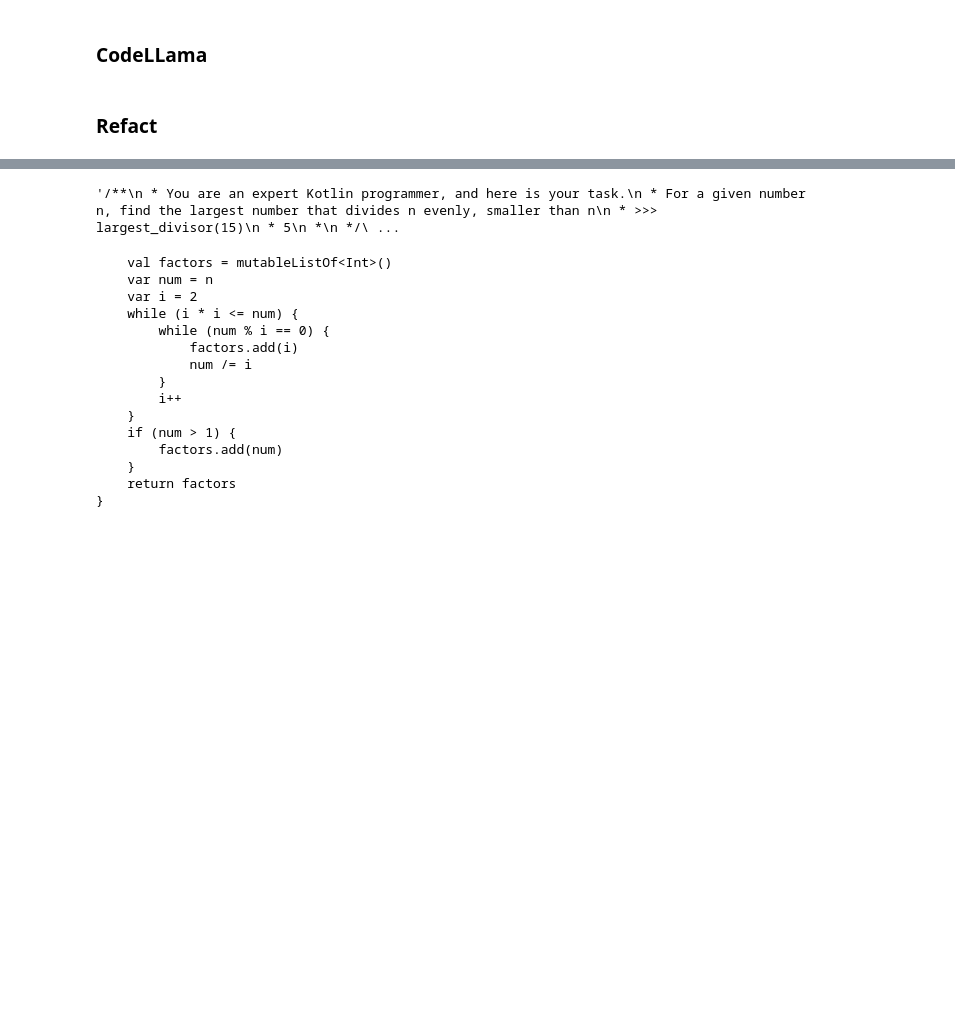
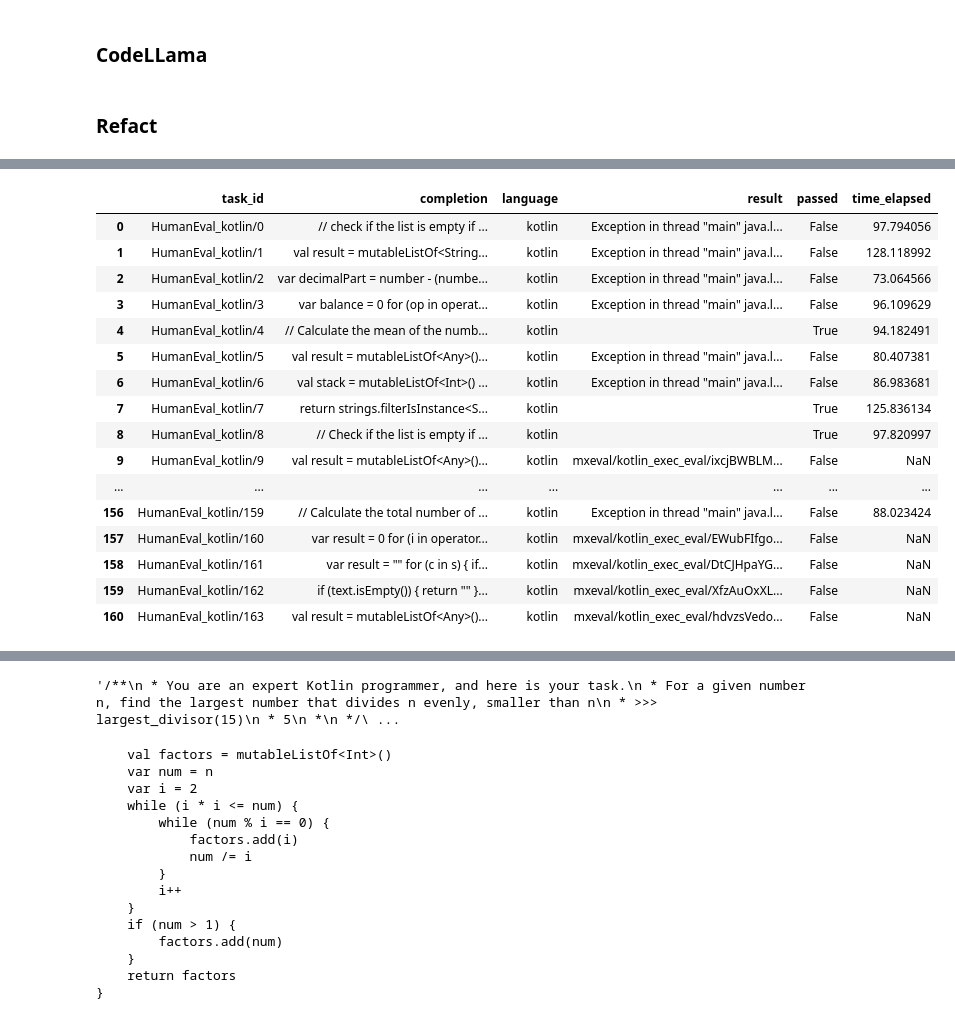
Before and after one commit to mishaevtikhiev/mxeval, a Jupyter notebook: model-runner.ipynb, the cells around one changed output, grey strips where cells are left out. Drawn from its saved outputs; the diff is of its cells as text; code cells hidden in the pictures; blank space fills up the shorter version.

Commit message:
CausalLM wrapper works, filtering improved

```diff
--- a/model-runner.ipynb
+++ b/model-runner.ipynb
@@ -62,3 +163,27 @@ Writing results to output_multi-humaneval_Refact-1_6B-fim.jsonl_results.jsonl...
+# %%
+with open('output_multi-humaneval_Refact-1_6B-fim.jsonl_results.jsonl') as f:
+    lines = f.read().splitlines()
+    line_dicts = [json.loads(line) for line in lines]
+df = pd.DataFrame(line_dicts)
+pretty_print(df)
+# %% [output]
+|  | task_id | completion | language | result | passed | time_elapsed |
+| 0 | HumanEval_kotlin/0 | // check if the list is empty if ... | kotlin | Exception in thread "main" java.l... | False | 97.794056 |
+| 1 | HumanEval_kotlin/1 | val result = mutableListOf<String... | kotlin | Exception in thread "main" java.l... | False | 128.118992 |
+| 2 | HumanEval_kotlin/2 | var decimalPart = number - (numbe... | kotlin | Exception in thread "main" java.l... | False | 73.064566 |
+| 3 | HumanEval_kotlin/3 | var balance = 0 for (op in operat... | kotlin | Exception in thread "main" java.l... | False | 96.109629 |
+| 4 | HumanEval_kotlin/4 | // Calculate the mean of the numb... | kotlin |  | True | 94.182491 |
+| 5 | HumanEval_kotlin/5 | val result = mutableListOf<Any>()... | kotlin | Exception in thread "main" java.l... | False | 80.407381 |
+| 6 | HumanEval_kotlin/6 | val stack = mutableListOf<Int>() ... | kotlin | Exception in thread "main" java.l... | False | 86.983681 |
+| 7 | HumanEval_kotlin/7 | return strings.filterIsInstance<S... | kotlin |  | True | 125.836134 |
+| 8 | HumanEval_kotlin/8 | // Check if the list is empty if ... | kotlin |  | True | 97.820997 |
+| 9 | HumanEval_kotlin/9 | val result = mutableListOf<Any>()... | kotlin | mxeval/kotlin_exec_eval/ixcjBWBLM... | False | NaN |
+| ... | ... | ... | ... | ... | ... | ... |
+| 156 | HumanEval_kotlin/159 | // Calculate the total number of ... | kotlin | Exception in thread "main" java.l... | False | 88.023424 |
+| 157 | HumanEval_kotlin/160 | var result = 0 for (i in operator... | kotlin | mxeval/kotlin_exec_eval/EWubFIfgo... | False | NaN |
+| 158 | HumanEval_kotlin/161 | var result = "" for (c in s) { if... | kotlin | mxeval/kotlin_exec_eval/DtCJHpaYG... | False | NaN |
+| 159 | HumanEval_kotlin/162 | if (text.isEmpty()) { return "" }... | kotlin | mxeval/kotlin_exec_eval/XfzAuOxXL... | False | NaN |
+| 160 | HumanEval_kotlin/163 | val result = mutableListOf<Any>()... | kotlin | mxeval/kotlin_exec_eval/hdvzsVedo... | False | NaN |
 # %%
 import jsonlines
 with jsonlines.open(file_name) as reader:
```
Also changed, not shown: parts of 9 cells of this notebook, 1 other file.
